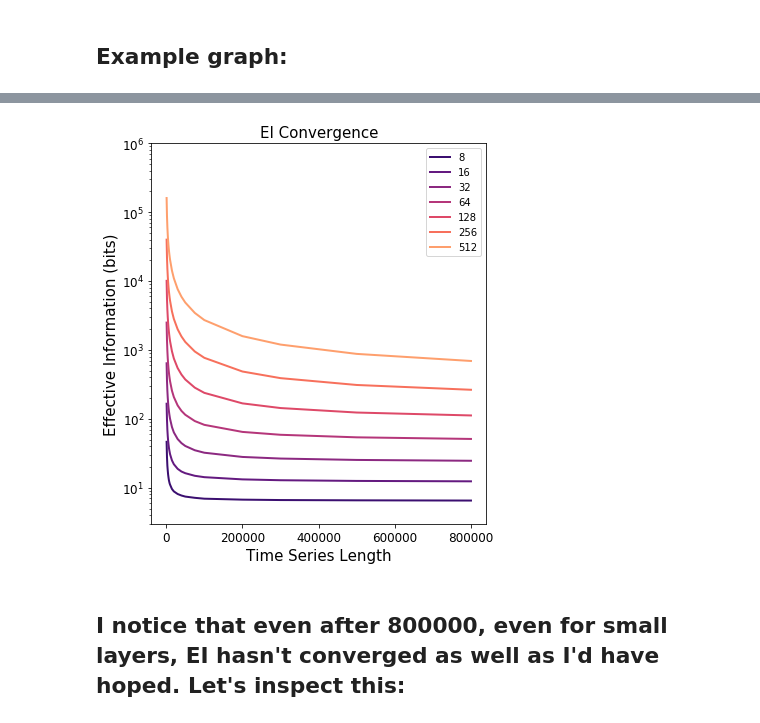
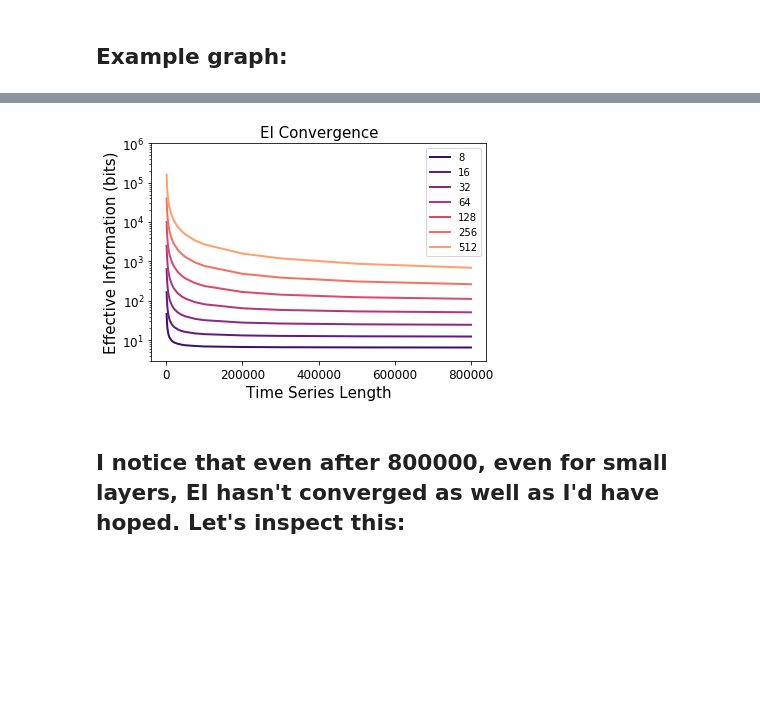
Before and after one commit to ejmichaud/ai-experiments, a Jupyter notebook: effective-information/dev/ei-convergence-plots.ipynb, the cells around one changed output, grey strips where cells are left out. Saved outputs shown, nothing was run; the diff lists cells and outputs as text; code cells hidden in the pictures; blank space fills up the shorter version.

```diff
--- a/effective-information/dev/ei-convergence-plots.ipynb
+++ b/effective-information/dev/ei-convergence-plots.ipynb
@@ -122,42 +122,46 @@ with open("data/convergence.pkl", "wb") as f:
 # %%
 with open("data/convergence.pkl", "rb") as f:
     eis = pickle.load(f)
+# %%
+sample_sizes = [1000, 2000, 3000, 4000, 5000, 6000, 7000, 8000, 9000, 10000,
+                15000, 20000, 30000, 40000, 50000, 75000, 100000, 200000,
+                300000, 500000, 800000]
 # %%
-fig = plt.figure(figsize=(6, 7))
+fig = plt.figure()
 ax = fig.gca()
 #fig, ax = plt.subplots(1,1)
 #plt.figsize()
 for width in widths:
     plt.plot(sample_sizes, eis[width], label=str(width), color=magmaMap(widths, width), linewidth=2)
 
 #matplotlib.pyplot.plot((0.0,seriesMax / seriesDelta),(0.0,0.0),'lightgray')
 # fig.legend(loc=(0.69,0.58),prop={'size':10})
 
 #plt.autoscale(False)
 # ax.plot((30,30),(-20.0,405),'black')
 
 ax.set_title("EI Convergence", fontsize=15)
 ax.set_xlabel('Time Series Length', fontsize=15)
 ax.set_ylabel('Effective Information (bits)', fontsize=15)
 plt.yscale('log')
 plt.ylim(3, 1000000)
 # plt.xlim(0, 650000)
 
 # ax.yaxis.set_major_locator(matplotlib.ticker.MultipleLocator(200000))
 ax.tick_params(axis='both', which='major',labelsize=12)
 ax.xaxis.set_major_locator(matplotlib.ticker.MultipleLocator(200000))
 
 # plt.draw()
 # limit = ax.get_ylim()
 plt.autoscale(False)
 # ax.xaxis.set_major_locator(matplotlib.ticker.MultipleLocator(15))
 # ax.xaxis.set_ticklabels(['','0','15,000','30,000','45,000','60,000', '100,000'])
 
 plt.legend(loc='upper right') #, title="width")
 
-plt.savefig("figures/convergence/convergence_standard_big_tall", dpi=300)
+plt.savefig("figures/convergence/convergence_standard", dpi=300, bbox_inches='tight')
 # %% [output]
-[figure, old version]
+[figure, new version]
 # %% [markdown]
 ## I notice that even after 800000, even for small layers, EI hasn't converged as well as I'd have hoped. Let's inspect this:
 # %%
```
Also changed, not shown: parts of 4 cells of this notebook, 2 other files.
